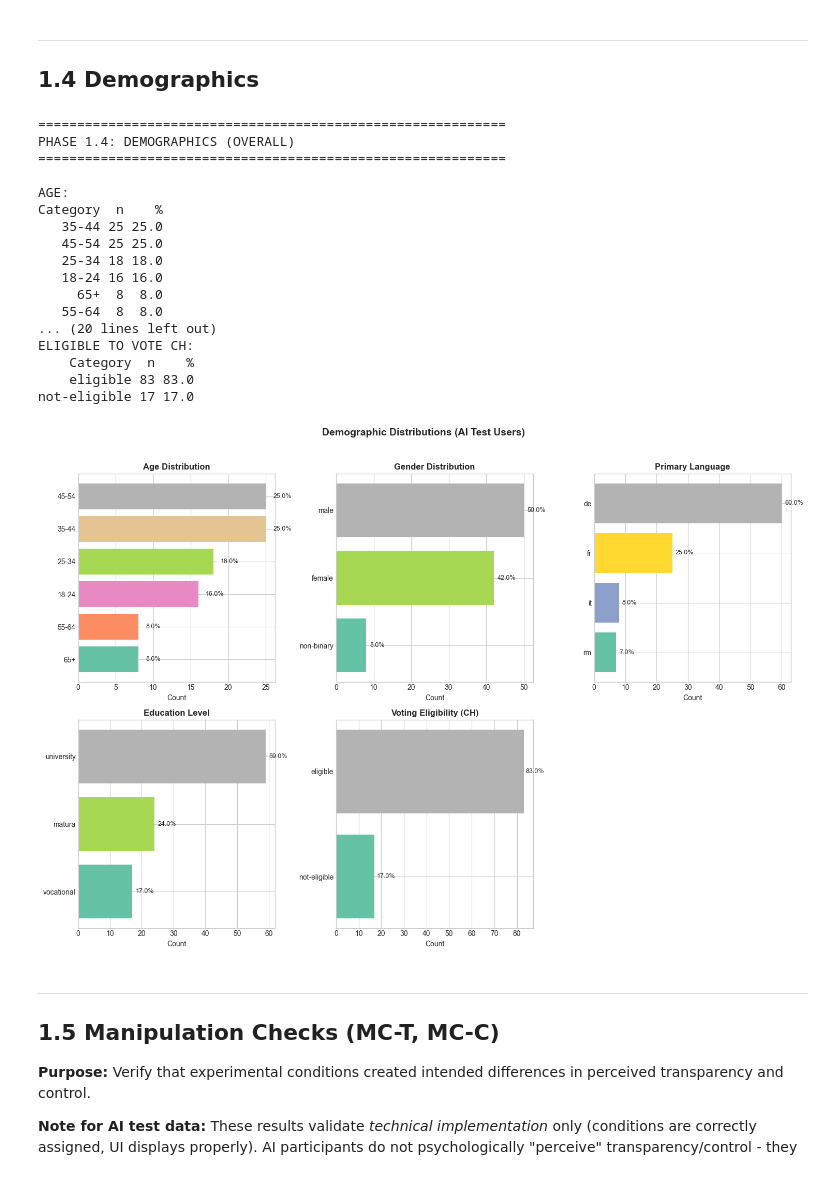
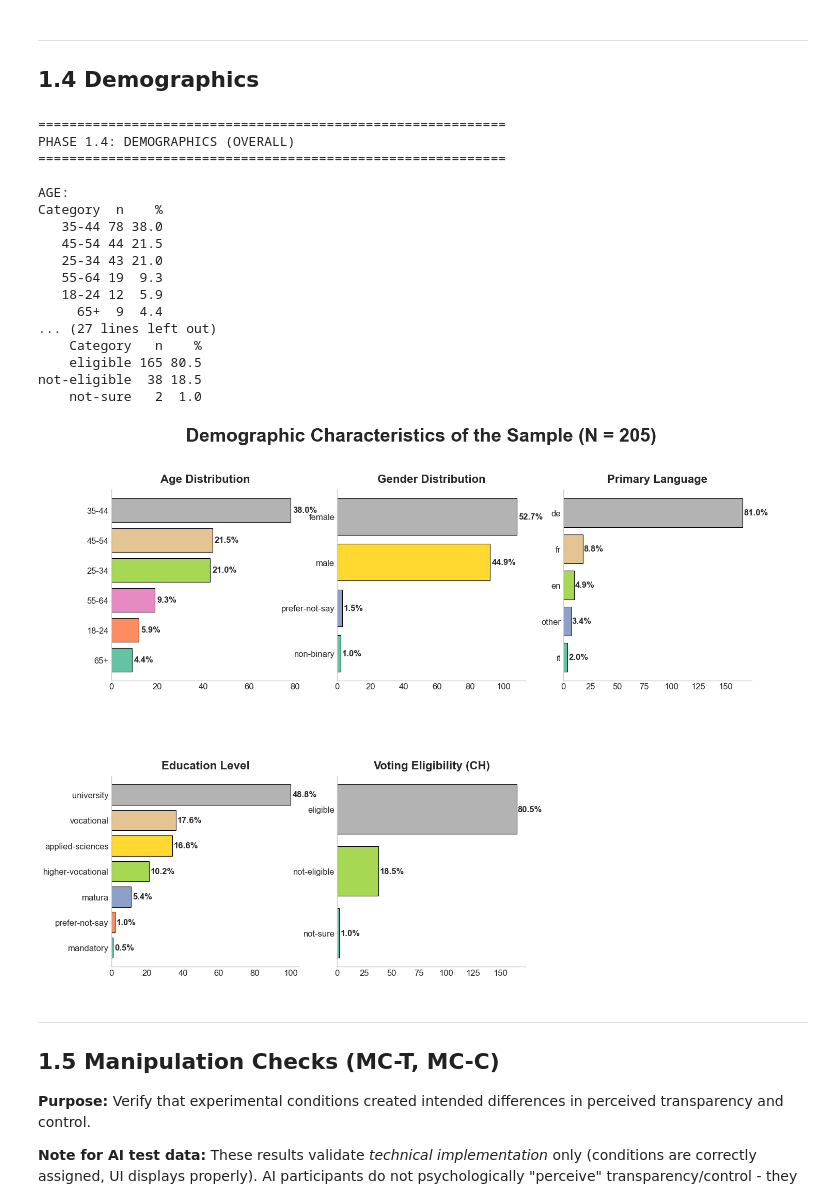
Before and after one commit to pluzgi/chatbot-study, a Jupyter notebook: analysis/phase1_descriptive_statistics.ipynb, the cells around one changed output. Cells and saved outputs as stored; diff of their text form; code cells hidden in the pictures.

```diff
--- a/analysis/phase1_descriptive_statistics.ipynb
+++ b/analysis/phase1_descriptive_statistics.ipynb
@@ -68,7 +69,7 @@ Analysis functions imported successfully!
 # CONFIGURATION: Select participant type
 # ============================================================
 # Set to True for AI participants, False for human participants
-IS_AI_PARTICIPANT = True
+IS_AI_PARTICIPANT = False  # CHANGED: Now analyzing human participants
 
 # Initialize configuration
 config = AnalysisConfig(is_ai_participant=IS_AI_PARTICIPANT)
@@ -277,6 +312,14 @@ plt.show()
 # %%
 # Donation rate by Transparency Level (T0 vs T1)
 fig, axes = plt.subplots(1, 2, figsize=(14, 5))
+
+# Clean style for both subplots
+for a in axes:
+    a.grid(False)
+    a.set_facecolor('white')
+    a.spines['top'].set_visible(False)
+    a.spines['right'].set_visible(False)
+fig.patch.set_facecolor('white')
 
 # By Transparency
 t0_rate = df_filtered[df_filtered['transparency_level'] == 0]['donation_decision'].mean() * 100
@@ -293,8 +336,8 @@ bars = axes[0].bar(['T0 (Low)\nConditions A, C', 'T1 (High)\nConditions B, D'],
                    yerr=[[t0_rate - t0_ci[0]*100, t1_rate - t1_ci[0]*100],
                          [t0_ci[1]*100 - t0_rate, t1_ci[1]*100 - t1_rate]],
                    capsize=8)
-axes[0].set_ylabel('Donation Rate (%)', fontsize=12)
-axes[0].set_title('By Transparency Level', fontsize=13, fontweight='bold')
+axes[0].set_ylabel('Donation Rate (%)', fontsize=14, color='black', fontweight='bold')
+axes[0].set_title('By Transparency Level', fontsize=15, fontweight='bold')
 axes[0].set_ylim(0, 100)
 for bar, rate in zip(bars, [t0_rate, t1_rate]):
     axes[0].text(bar.get_x() + bar.get_width()/2, bar.get_height() + 5,
@@ -315,14 +358,14 @@ bars = axes[1].bar(['C0 (Low)\nConditions A, B', 'C1 (High)\nConditions C, D'],
                    yerr=[[c0_rate - c0_ci[0]*100, c1_rate - c1_ci[0]*100],
                          [c0_ci[1]*100 - c0_rate, c1_ci[1]*100 - c1_rate]],
                    capsize=8)
-axes[1].set_ylabel('Donation Rate (%)', fontsize=12)
-axes[1].set_title('By Control Level', fontsize=13, fontweight='bold')
+axes[1].set_ylabel('Donation Rate (%)', fontsize=14, color='black', fontweight='bold')
+axes[1].set_title('By Control Level', fontsize=15, fontweight='bold')
 axes[1].set_ylim(0, 100)
 for bar, rate in zip(bars, [c0_rate, c1_rate]):
     axes[1].text(bar.get_x() + bar.get_width()/2, bar.get_height() + 5,
                  f'{rate:.1f}%', ha='center', fontsize=12, fontweight='bold')
 
-plt.suptitle(f'Donation Rates by Factor Level ({participant_label})', fontsize=14, fontweight='bold', y=1.02)
+plt.suptitle('Donation Rates by Factor Level', fontsize=22, fontweight='bold', y=1.02)
 plt.tight_layout()
 plt.savefig('output/phase1/fig_donation_rates_by_factor.png', dpi=150, bbox_inches='tight')
 plt.show()
@@ -341,56 +384,60 @@ PHASE 1.4: DEMOGRAPHICS (OVERALL)
 
 AGE:
 Category  n    %
-   35-44 25 25.0
-   45-54 25 25.0
-   25-34 18 18.0
-   18-24 16 16.0
-     65+  8  8.0
-   55-64  8  8.0
-... (20 lines left out)
-ELIGIBLE TO VOTE CH:
-    Category  n    %
-    eligible 83 83.0
-not-eligible 17 17.0
+   35-44 78 38.0
+   45-54 44 21.5
+   25-34 43 21.0
+   55-64 19  9.3
+   18-24 12  5.9
+     65+  9  4.4
+... (27 lines left out)
+    Category   n    %
+    eligible 165 80.5
+not-eligible  38 18.5
+    not-sure   2  1.0
 # %%
 # Visualize demographics
-fig, axes = plt.subplots(2, 3, figsize=(15, 10))
+fig, axes = plt.subplots(2, 3, figsize=(16, 12), gridspec_kw={'hspace': 0.5})
+fig.patch.set_facecolor('white')
 
 demo_vars = [
     ('age', 'Age Distribution'),
     ('gender', 'Gender Distribution'),
     ('primary_language', 'Primary Language'),
     ('education', 'Education Level'),
     ('eligible_to_vote_ch', 'Voting Eligibility (CH)')
 ]
 
 for idx, (var, title) in enumerate(demo_vars):
     ax = axes[idx // 3, idx % 3]
+    ax.grid(False)
+    ax.set_facecolor('white')
+    ax.spines['top'].set_visible(False)
+    ax.spines['right'].set_visible(False)
     key = f'{var}_overall'
     if key in demographics:
         data = demographics[key]
-        # Sort by count for better visualization
         data_sorted = data.sort_values('n', ascending=True)
 
         bars = ax.barh(data_sorted['Category'].astype(str), data_sorted['n'],
-                       color=plt.cm.Set2(np.linspace(0, 1, len(data_sorted))))
-        ax.set_xlabel('Count')
-        ax.set_title(title, fontweight='bold')
+                       color=plt.cm.Set2(np.linspace(0, 1, len(data_sorted))),
+                       edgecolor='black', linewidth=0.8)
+        ax.set_title(title, fontsize=16, fontweight='bold', pad=10)
+        ax.tick_params(axis='both', labelsize=12)
 
-        # Add percentage labels
         for bar, pct in zip(bars, data_sorted['%'].values):
             ax.text(bar.get_width() + 1, bar.get_y() + bar.get_height()/2,
-                    f'{pct:.1f}%', va='center', fontsize=9)
+                    f'{pct:.1f}%', va='center', fontsize=12, fontweight='bold')
 
-# Hide empty subplot
 axes[1, 2].axis('off')
 
-plt.suptitle(f'Demographic Distributions ({participant_label})', fontsize=14, fontweight='bold', y=1.02)
+plt.suptitle('Demographic Characteristics of the Sample (N = 205)',
+             fontsize=26, fontweight='bold', y=0.98)
 plt.tight_layout()
 plt.savefig('output/phase1/fig_demographics.png', dpi=150, bbox_inches='tight')
 plt.show()
 # %% [output]
-[figure, old version]
+[figure, new version]
 # %% [markdown]
 ---
 ## 1.5 Manipulation Checks (MC-T, MC-C)
```
Also changed, not shown: parts of 24 cells of this notebook, 22 other files.
